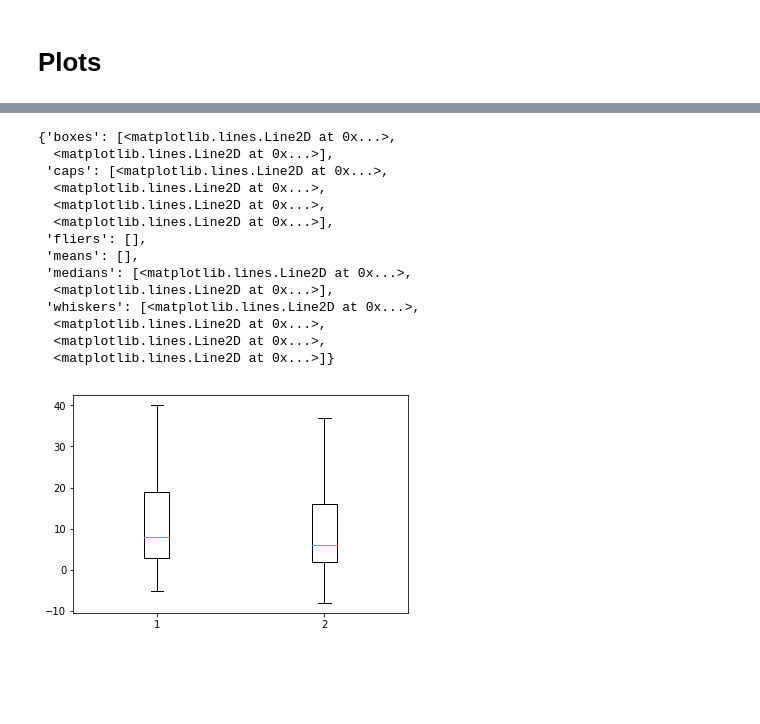
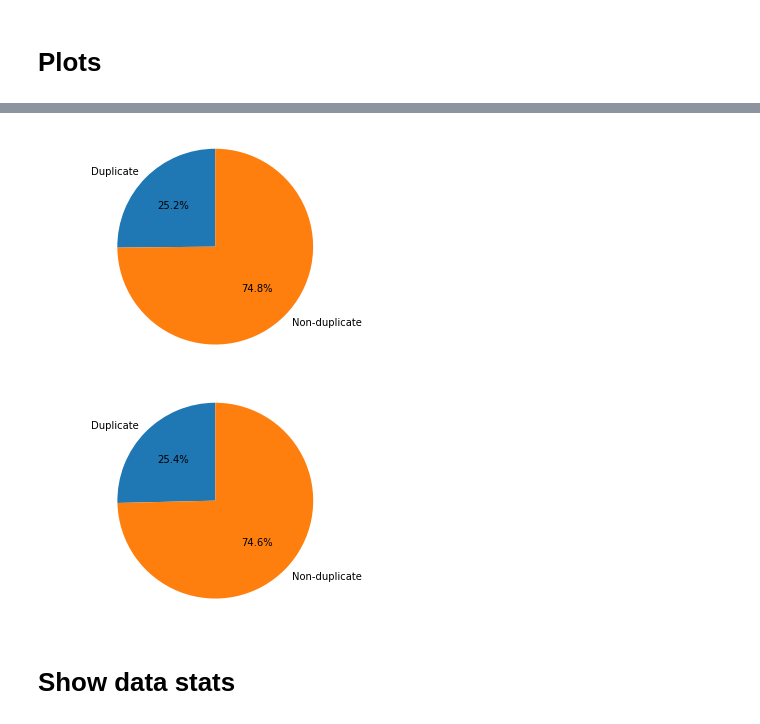
Before and after one commit to Mieloch/cqa-sem-eval, a Jupyter notebook: subtask_E/vis.ipynb, the cells around one changed output, grey strips where cells are left out. Cells and saved outputs as stored; diff of their text form; code cells hidden in the pictures; blank space fills up the shorter version.

```diff
--- a/subtask_E/vis.ipynb
+++ b/subtask_E/vis.ipynb
@@ -3,9 +1,2 @@
-# %%
-import pandas as pd
-
-# df_path = './Duplicate_Question_stats.csv'
-df_path = '/Volumes/DataDrive/stats/stackexchange_english_devel.xml--stackexchange_english_devel.xml--it50-mc5-s100.mdl.csv'
-df = pd.read_csv(df_path)
-df.head(n=5)
 # %% [markdown]
 # Plots
@@ -42,2 +2,0 @@ import pandas as pd
-# %%
-df = pd.read_csv('/Volumes/DataDrive/merged/en-test-extended.csv')
@@ -58,0 +9,7 @@ rest.shape
+# %%
+# Original dataset
+org_train_df = pd.read_csv('/Volumes/DataDrive/merged/en-train.csv')
+org_test_df = pd.read_csv('/Volumes/DataDrive/merged/en-test.csv')
+# Modified data (generated PerfectMatch labels)
+mod_train_df = pd.read_csv('/Volumes/DataDrive/merged/en-train-extended-2.csv')
+mod_test_df = pd.read_csv('/Volumes/DataDrive/merged/en-test-extended-2.csv')
@@ -59,10 +18,16 @@ rest.shape
 # %%
-labels = ('Duplicate', 'Non duplicate')
-sizes = [len(perfect_match), len(rest)]
+def distribution_plot(df, save_to=None):
+    duplicate = df[df.relevance == 'PerfectMatch']
+    non_duplicate = df[df.relevance != 'PerfectMatch']
 
-fix, ax = plt.subplots()
-ax.pie(sizes, labels=labels, autopct='%1.1f%%', startangle=90)
-ax.axis('equal')
+    labels = ('Duplicate', 'Non-duplicate')
+    sizes = [len(duplicate), len(non_duplicate)]
 
-plt.savefig('/Users/tomek/Desktop/data-distribution-test.png')
-plt.show()
+    fix, ax = plt.subplots()
+    ax.pie(sizes, labels=labels, autopct='%1.1f%%', startangle=90)
+    ax.axis('equal')
+
+    if save_to is not None:
+        plt.savefig(save_to)
+
+    plt.show()
@@ -71,18 +34,10 @@ plt.show()
-# %%
-plt.boxplot([rest.score.values, perfect_match.score.values], showfliers=False)
-# %% [output]
-{'boxes': [<matplotlib.lines.Line2D at 0x...>,
-  <matplotlib.lines.Line2D at 0x...>],
- 'caps': [<matplotlib.lines.Line2D at 0x...>,
-  <matplotlib.lines.Line2D at 0x...>,
-  <matplotlib.lines.Line2D at 0x...>,
-  <matplotlib.lines.Line2D at 0x...>],
- 'fliers': [],
- 'means': [],
- 'medians': [<matplotlib.lines.Line2D at 0x...>,
-  <matplotlib.lines.Line2D at 0x...>],
- 'whiskers': [<matplotlib.lines.Line2D at 0x...>,
-  <matplotlib.lines.Line2D at 0x...>,
-  <matplotlib.lines.Line2D at 0x...>,
-  <matplotlib.lines.Line2D at 0x...>]}
-[figure, removed]
+# %%
+distribution_plot(mod_train_df, save_to='plots/train_data_distribution.png')
+# %% [output]
+[figure, added]
+# %%
+distribution_plot(mod_test_df, save_to='plots/test_data_distribution.png')
+# %% [output]
+[figure, added]
+# %% [markdown]
+# Show data stats
```
Also changed, not shown: parts of 17 cells of this notebook, 13 other files.
